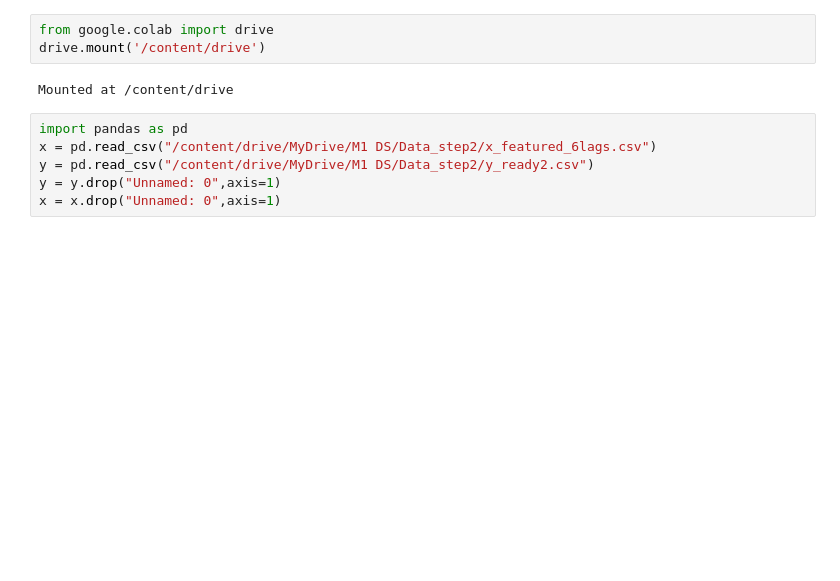
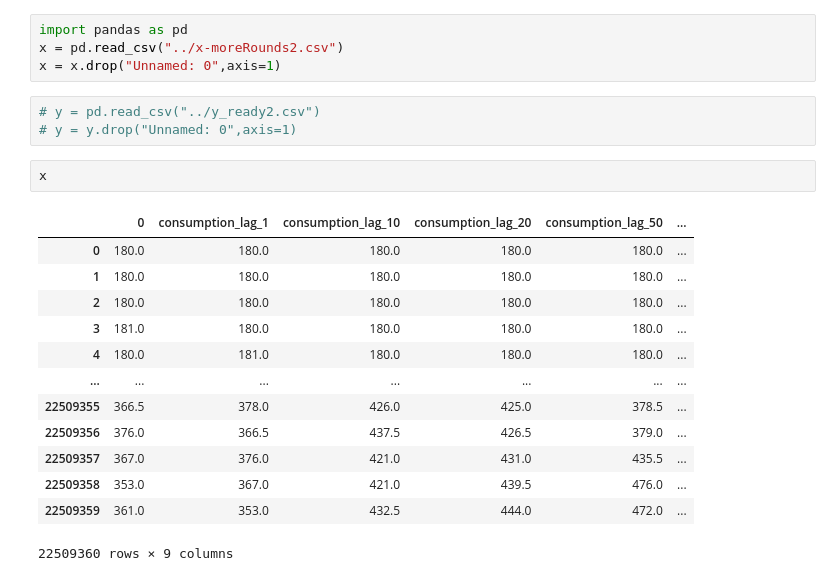
Before and after one commit to Riadrekab/machine_consomation_ML, a Jupyter notebook: prediction0.23.ipynb, the cells around one changed output. Cells and saved outputs as stored; diff of their text form; blank space fills up the shorter version.

```diff
--- a/prediction0.23.ipynb
+++ b/prediction0.23.ipynb
@@ -1,14 +1,26 @@
-# %%
-from google.colab import drive
-drive.mount('/content/drive')
-# %% [output]
-Mounted at /content/drive
 # %%
 import pandas as pd
-x = pd.read_csv("/content/drive/MyDrive/M1 DS/Data_step2/x_featured_6lags.csv")
-y = pd.read_csv("/content/drive/MyDrive/M1 DS/Data_step2/y_ready2.csv")
-y = y.drop("Unnamed: 0",axis=1)
+x = pd.read_csv("../x-moreRounds2.csv")
 x = x.drop("Unnamed: 0",axis=1)
+# %%
+# y = pd.read_csv("../y_ready2.csv")
+# y = y.drop("Unnamed: 0",axis=1)
+# %%
+x
+# %% [output]
+|  | 0 | consumption_lag_1 | consumption_lag_10 | consumption_lag_20 | consumption_lag_50 | ... |
+| 0 | 180.0 | 180.0 | 180.0 | 180.0 | 180.0 | ... |
+| 1 | 180.0 | 180.0 | 180.0 | 180.0 | 180.0 | ... |
+| 2 | 180.0 | 180.0 | 180.0 | 180.0 | 180.0 | ... |
+| 3 | 181.0 | 180.0 | 180.0 | 180.0 | 180.0 | ... |
+| 4 | 180.0 | 181.0 | 180.0 | 180.0 | 180.0 | ... |
+| ... | ... | ... | ... | ... | ... | ... |
+| 22509355 | 366.5 | 378.0 | 426.0 | 425.0 | 378.5 | ... |
+| 22509356 | 376.0 | 366.5 | 437.5 | 426.5 | 379.0 | ... |
+| 22509357 | 367.0 | 376.0 | 421.0 | 431.0 | 435.5 | ... |
+| 22509358 | 353.0 | 367.0 | 421.0 | 439.5 | 476.0 | ... |
+| 22509359 | 361.0 | 353.0 | 432.5 | 444.0 | 472.0 | ... |
+22509360 rows × 9 columns
 # %%
 import gc
 gc.collect()
```
Also changed, not shown: parts of 11 cells of this notebook, 1 other file.
